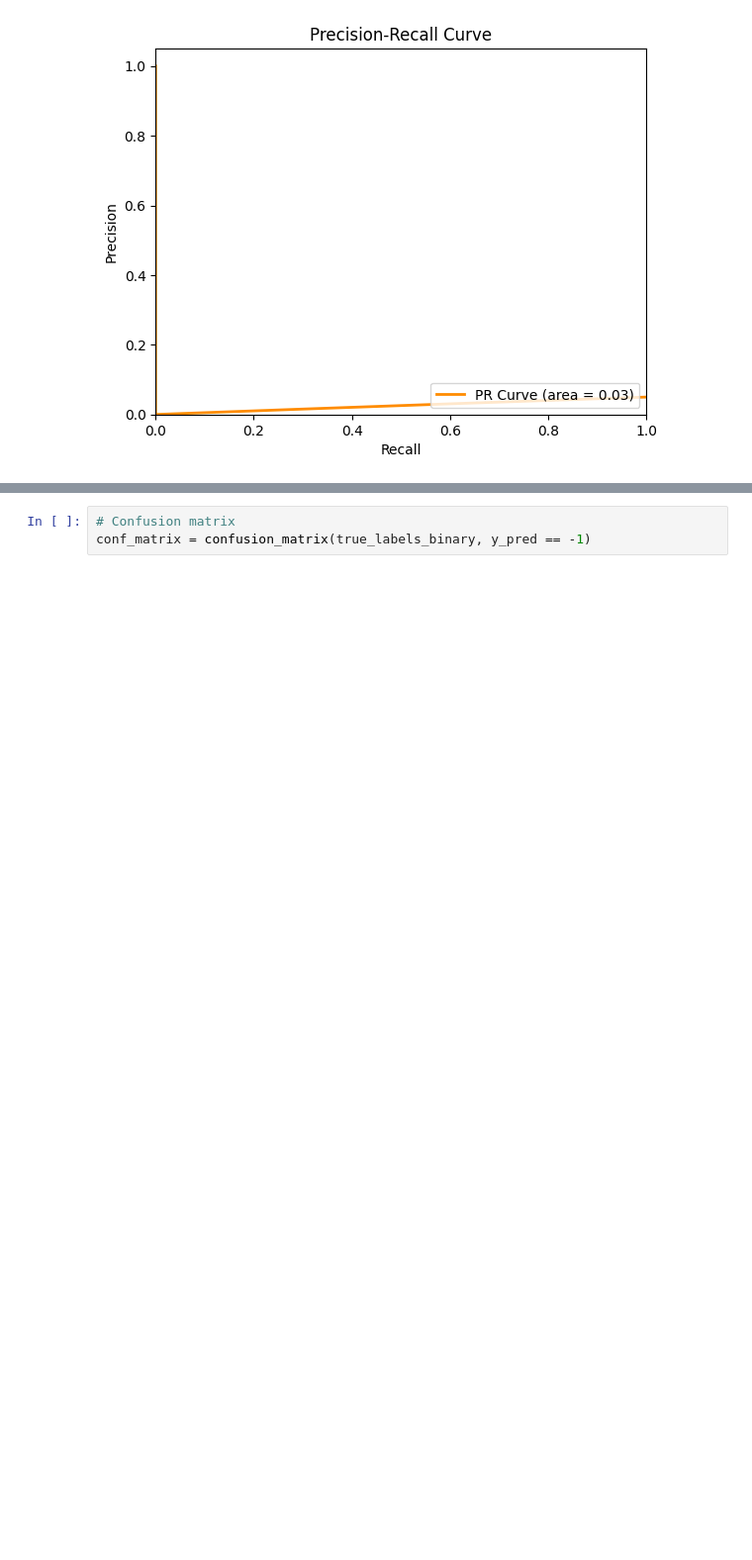
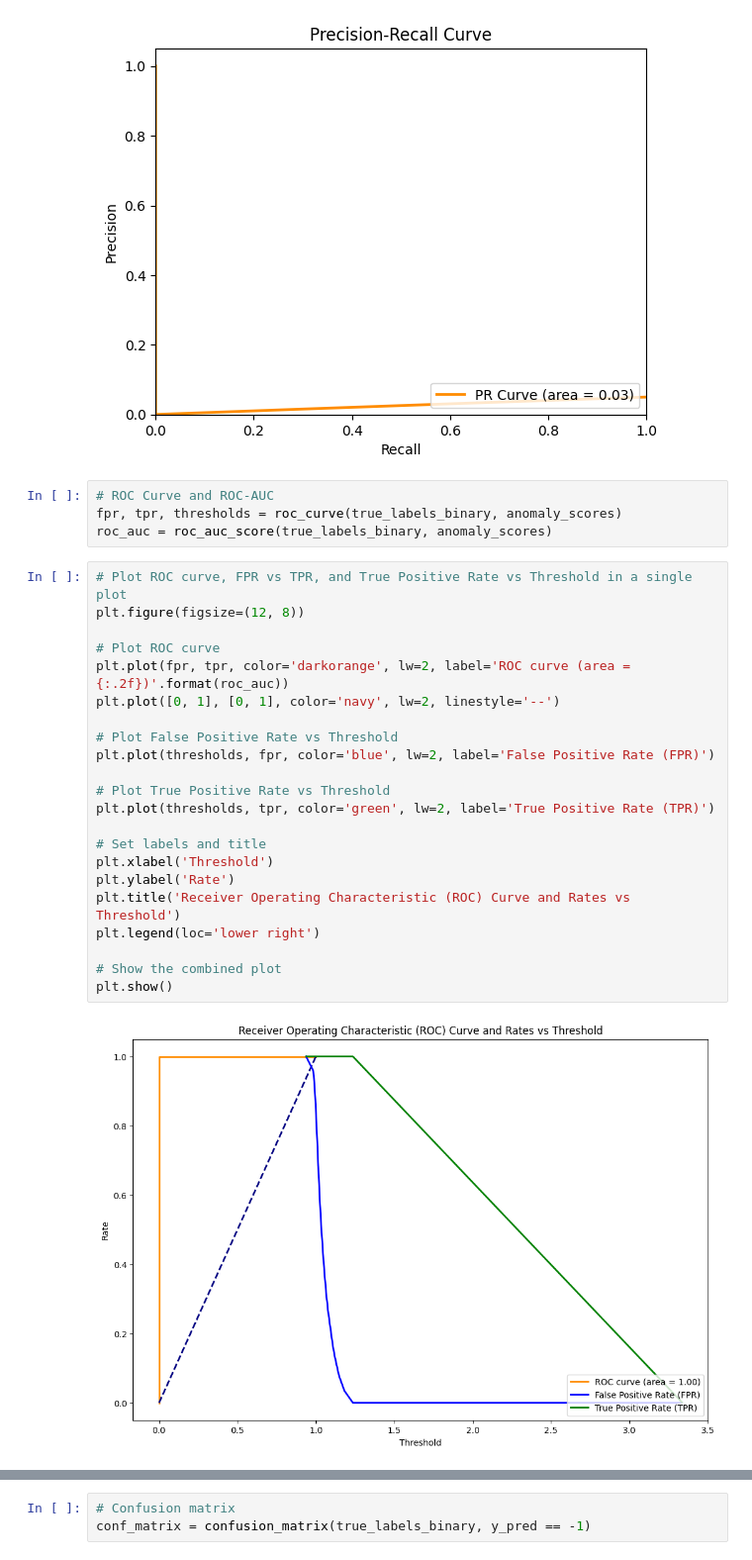
Before and after one commit to HeadBangZ/MasterThesis, a Jupyter notebook: mnist/lof/lof.ipynb, the cells around one changed output, grey strips where cells are left out. Shown: that part at 99% size. Cells and saved outputs as stored; diff of their text form; blank space fills up the shorter version.

```diff
--- a/mnist/lof/lof.ipynb
+++ b/mnist/lof/lof.ipynb
@@ -275,3 +248,31 @@ plt.legend(loc='lower right')
 plt.show()
 # %% [output]
 [figure]
+# %%
+# ROC Curve and ROC-AUC
+fpr, tpr, thresholds = roc_curve(true_labels_binary, anomaly_scores)
+roc_auc = roc_auc_score(true_labels_binary, anomaly_scores)
+# %%
+# Plot ROC curve, FPR vs TPR, and True Positive Rate vs Threshold in a single plot
+plt.figure(figsize=(12, 8))
+
+# Plot ROC curve
+plt.plot(fpr, tpr, color='darkorange', lw=2, label='ROC curve (area = {:.2f})'.format(roc_auc))
+plt.plot([0, 1], [0, 1], color='navy', lw=2, linestyle='--')
+
+# Plot False Positive Rate vs Threshold
+plt.plot(thresholds, fpr, color='blue', lw=2, label='False Positive Rate (FPR)')
+
+# Plot True Positive Rate vs Threshold
+plt.plot(thresholds, tpr, color='green', lw=2, label='True Positive Rate (TPR)')
+
+# Set labels and title
+plt.xlabel('Threshold')
+plt.ylabel('Rate')
+plt.title('Receiver Operating Characteristic (ROC) Curve and Rates vs Threshold')
+plt.legend(loc='lower right')
+
+# Show the combined plot
+plt.show()
+# %% [output]
+[figure, added]
```
Also changed, not shown: parts of 3 cells of this notebook, 6 other files.
